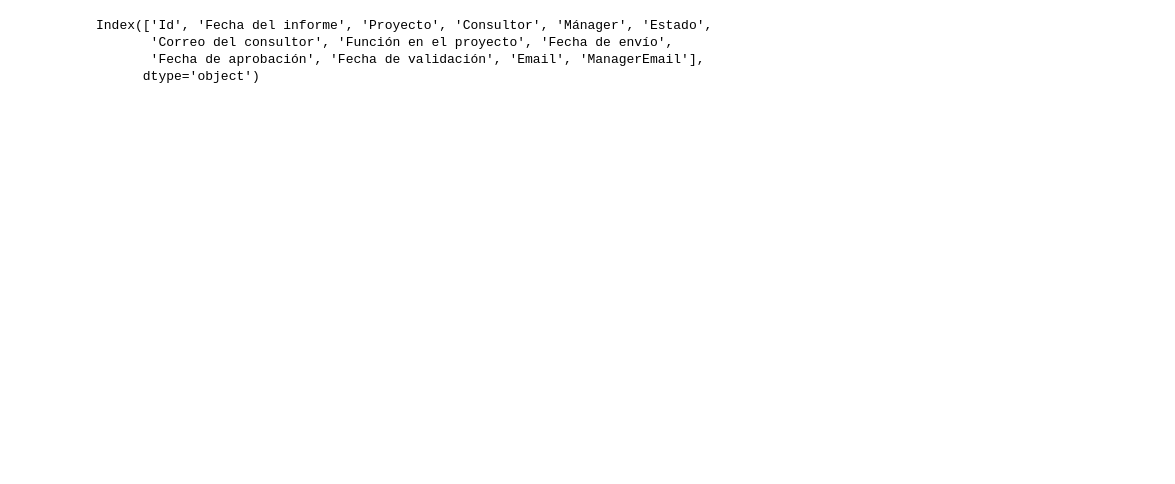
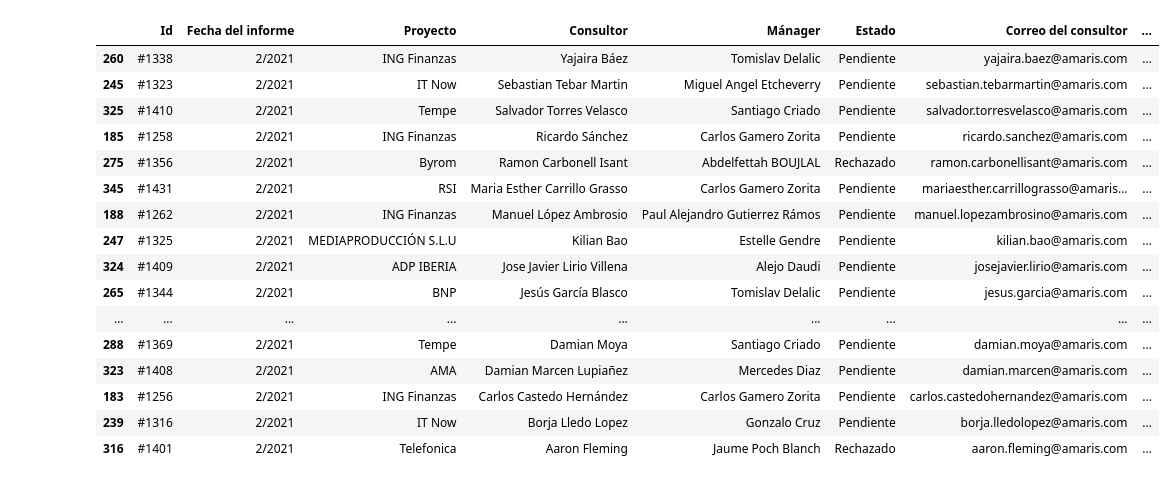
Before and after one commit to antonionavarro35/RoboMails, a Jupyter notebook: Scripts/pruebas.ipynb, the cells around one changed output. Cells and saved outputs as stored; diff of their text form; code cells hidden in the pictures; blank space fills up the shorter version.

```diff
--- a/Scripts/pruebas.ipynb
+++ b/Scripts/pruebas.ipynb
@@ -16,3 +78,23 @@ rep=rep[(rep.Estado=='Pendiente') | (rep.Estado=='Rechazado')]
 # %%
-ptes=rep[rep['Fecha del informe']=='1/2021']
+ptes=rep[rep['Fecha del informe']=='2/2021']
+# %%
+ptes
+# %% [output]
+|  | Id | Fecha del informe | Proyecto | Consultor | Mánager | Estado | Correo del consultor | ... |
+| 260 | #1338 | 2/2021 | ING Finanzas | Yajaira Báez | Tomislav Delalic | Pendiente | yajaira.baez@amaris.com | ... |
+| 245 | #1323 | 2/2021 | IT Now | Sebastian Tebar Martin | Miguel Angel Etcheverry | Pendiente | sebastian.tebarmartin@amaris.com | ... |
+| 325 | #1410 | 2/2021 | Tempe | Salvador Torres Velasco | Santiago Criado | Pendiente | salvador.torresvelasco@amaris.com | ... |
+| 185 | #1258 | 2/2021 | ING Finanzas | Ricardo Sánchez | Carlos Gamero Zorita | Pendiente | ricardo.sanchez@amaris.com | ... |
+| 275 | #1356 | 2/2021 | Byrom | Ramon Carbonell Isant | Abdelfettah BOUJLAL | Rechazado | ramon.carbonellisant@amaris.com | ... |
+| 345 | #1431 | 2/2021 | RSI | Maria Esther Carrillo Grasso | Carlos Gamero Zorita | Pendiente | mariaesther.carrillograsso@amaris... | ... |
+| 188 | #1262 | 2/2021 | ING Finanzas | Manuel López Ambrosio | Paul Alejandro Gutierrez Rámos | Pendiente | manuel.lopezambrosino@amaris.com | ... |
+| 247 | #1325 | 2/2021 | MEDIAPRODUCCIÓN S.L.U | Kilian Bao | Estelle Gendre | Pendiente | kilian.bao@amaris.com | ... |
+| 324 | #1409 | 2/2021 | ADP IBERIA | Jose Javier Lirio Villena | Alejo Daudi | Pendiente | josejavier.lirio@amaris.com | ... |
+| 265 | #1344 | 2/2021 | BNP | Jesús García Blasco | Tomislav Delalic | Pendiente | jesus.garcia@amaris.com | ... |
+| ... | ... | ... | ... | ... | ... | ... | ... | ... |
+| 288 | #1369 | 2/2021 | Tempe | Damian Moya | Santiago Criado | Pendiente | damian.moya@amaris.com | ... |
+| 323 | #1408 | 2/2021 | AMA | Damian Marcen Lupiañez | Mercedes Diaz | Pendiente | damian.marcen@amaris.com | ... |
+| 183 | #1256 | 2/2021 | ING Finanzas | Carlos Castedo Hernández | Carlos Gamero Zorita | Pendiente | carlos.castedohernandez@amaris.com | ... |
+| 239 | #1316 | 2/2021 | IT Now | Borja Lledo Lopez | Gonzalo Cruz | Pendiente | borja.lledolopez@amaris.com | ... |
+| 316 | #1401 | 2/2021 | Telefonica | Aaron Fleming | Jaume Poch Blanch | Rechazado | aaron.fleming@amaris.com | ... |
 # %%
@@ -20,7 +101,0 @@ mrg=ptes.merge(df, how='left', left_on='Correo del consultor', right_on='Email')
-# %%
-mrg.columns
-# %% [output]
-Index(['Id', 'Fecha del informe', 'Proyecto', 'Consultor', 'Mánager', 'Estado',
-       'Correo del consultor', 'Función en el proyecto', 'Fecha de envío',
-       'Fecha de aprobación', 'Fecha de validación', 'Email', 'ManagerEmail'],
-      dtype='object')
```
Also changed, not shown: parts of 22 cells of this notebook, 14 other files.
